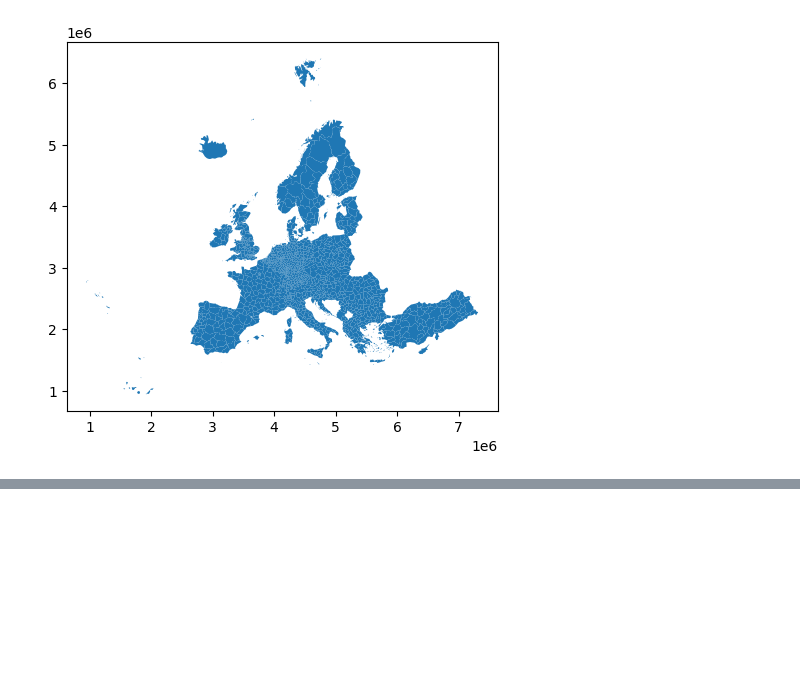
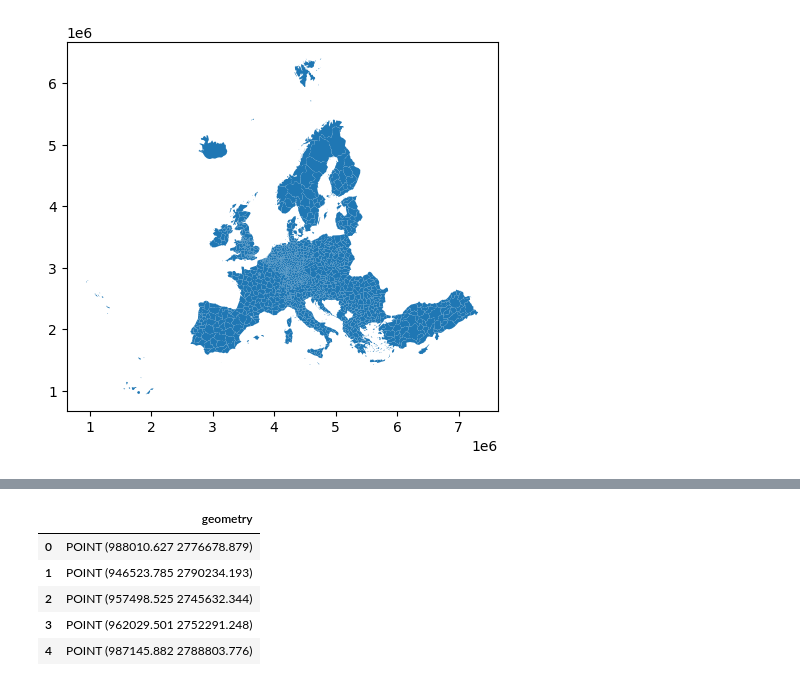
Before and after one commit to sebastianrohr/geocv, a Jupyter notebook: src/europe_iamges.ipynb, the cells around one changed output, grey strips where cells are left out. Cells and saved outputs as stored; diff of their text form; code cells hidden in the pictures; blank space fills up the shorter version.

```diff
--- a/src/europe_iamges.ipynb
+++ b/src/europe_iamges.ipynb
@@ -82,0 +110,9 @@ europe_grid.to_file("europe_grid_10k.shp")
+# %%
+points_gdf.head()
+# %% [output]
+|  | geometry |
+| 0 | POINT (988010.627 2776678.879) |
+| 1 | POINT (946523.785 2790234.193) |
+| 2 | POINT (957498.525 2745632.344) |
+| 3 | POINT (962029.501 2752291.248) |
+| 4 | POINT (987145.882 2788803.776) |
```
Also changed, not shown: parts of 14 cells of this notebook.
